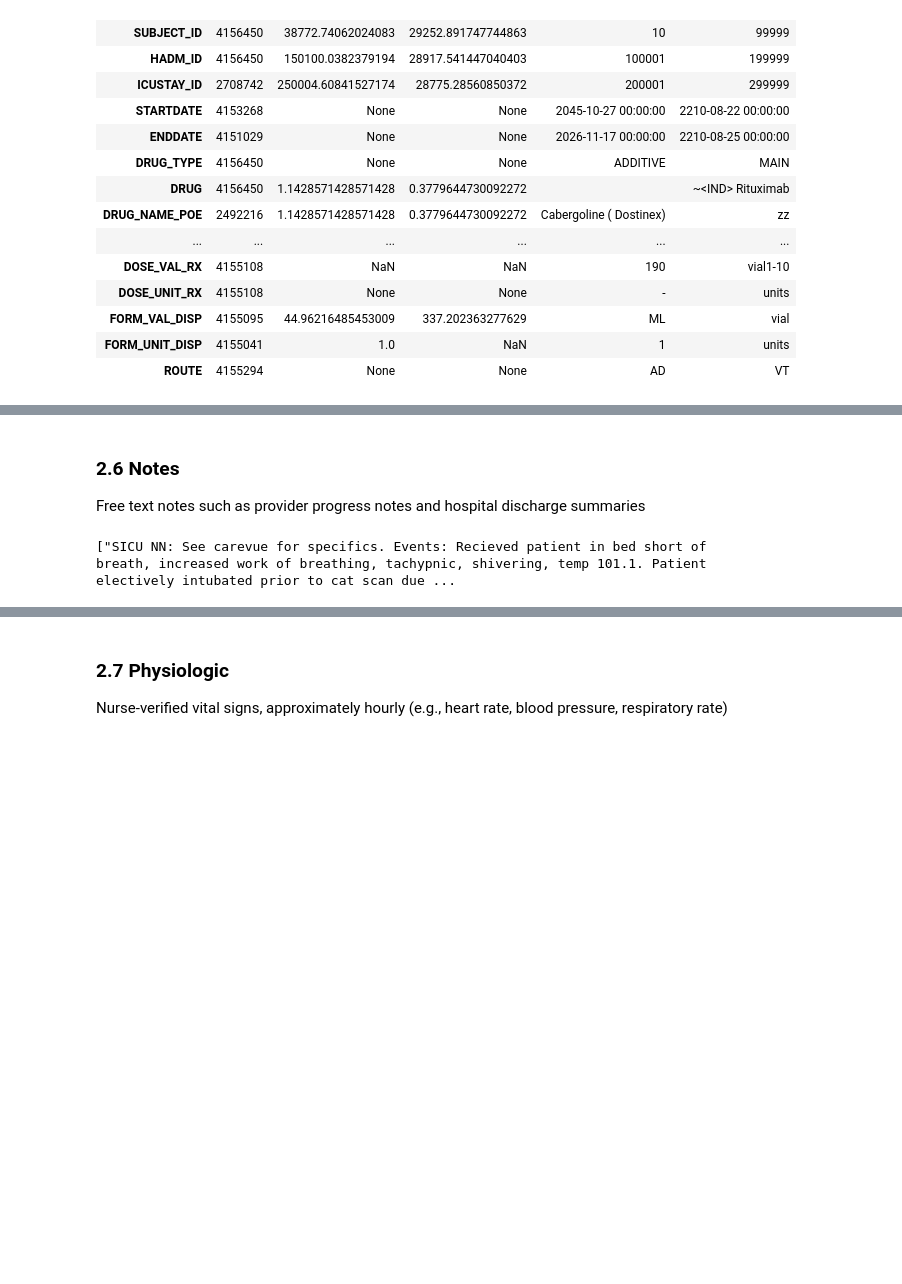
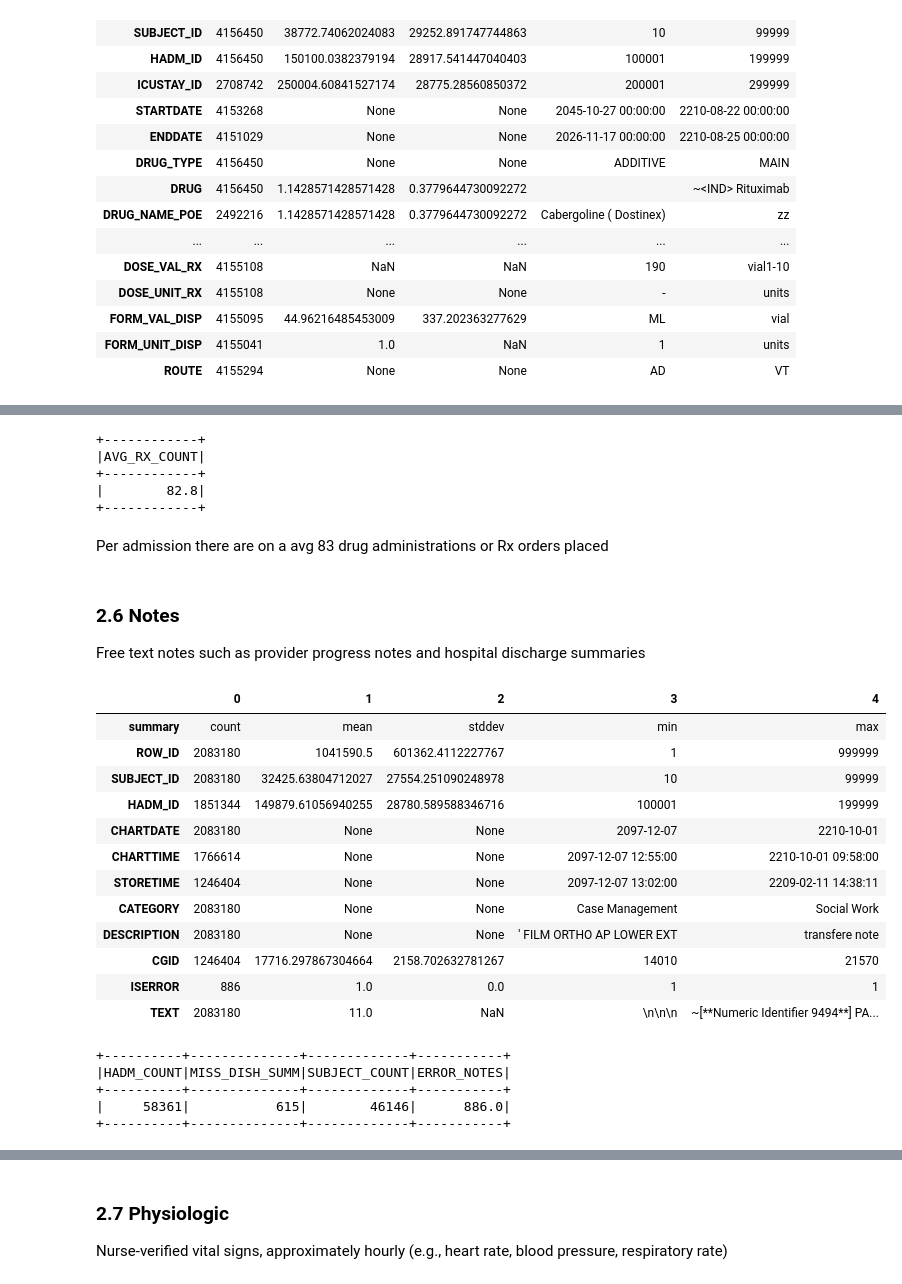
Before and after one commit to gauravkdesai/MIDS-W210-Medical_Insurance_Payment_Assistant, a Jupyter notebook: 01_MIMIC_EDA.ipynb, the cells around one changed output, grey strips where cells are left out. Drawn from its saved outputs; the diff is of its cells as text; code cells hidden in the pictures; blank space fills up the shorter version.

```diff
--- a/01_MIMIC_EDA.ipynb
+++ b/01_MIMIC_EDA.ipynb
@@ -507,7 +706,41 @@ PRESCRIPTIONS_DF.describe().toPandas().T
+# %%
+spark.sql("""select round(count(*)/count(distinct HADM_ID),1) as AVG_RX_COUNT from PRESCRIPTIONS""").show()
+# %% [output]
++------------+
+|AVG_RX_COUNT|
++------------+
+|        82.8|
++------------+
+# %% [markdown]
+Per admission there are on a avg 83 drug administrations or Rx orders placed
 # %% [markdown]
 ### 2.6 Notes
 Free text notes such as provider progress notes and hospital discharge summaries
-# %%
-spark.sql("""select TEXT from NOTEEVENTS ORDER BY length(TEXT) desc limit 1""").rdd.flatMap(lambda x:x).collect()
-# %% [output]
-["SICU NN: See carevue for specifics. Events: Recieved patient in bed short of breath, increased work of breathing, tachypnic, shivering, temp 101.1. Patient electively intubated prior to cat scan due ...
+# %%
+NOTEEVENTS_DF.describe().toPandas().T
+# %% [output]
+|  | 0 | 1 | 2 | 3 | 4 |
+| summary | count | mean | stddev | min | max |
+| ROW_ID | 2083180 | 1041590.5 | 601362.4112227767 | 1 | 999999 |
+| SUBJECT_ID | 2083180 | 32425.63804712027 | 27554.251090248978 | 10 | 99999 |
+| HADM_ID | 1851344 | 149879.61056940255 | 28780.589588346716 | 100001 | 199999 |
+| CHARTDATE | 2083180 | None | None | 2097-12-07 | 2210-10-01 |
+| CHARTTIME | 1766614 | None | None | 2097-12-07 12:55:00 | 2210-10-01 09:58:00 |
+| STORETIME | 1246404 | None | None | 2097-12-07 13:02:00 | 2209-02-11 14:38:11 |
+| CATEGORY | 2083180 | None | None | Case Management | Social Work |
+| DESCRIPTION | 2083180 | None | None | ' FILM ORTHO AP LOWER EXT | transfere note |
+| CGID | 1246404 | 17716.297867304664 | 2158.702632781267 | 14010 | 21570 |
+| ISERROR | 886 | 1.0 | 0.0 | 1 | 1 |
+| TEXT | 2083180 | 11.0 | NaN | \n\n\n | ~[**Numeric Identifier 9494**] PA... |
+# %%
+spark.sql("""
+select count(distinct case when ISERROR==1 then null else HADM_ID end) as HADM_COUNT,
+58976-count(distinct case when ISERROR==1 then null else HADM_ID end) as MISS_DISH_SUMM,
+count(distinct SUBJECT_ID) as SUBJECT_COUNT, sum(ISERROR) as ERROR_NOTES from NOTEEVENTS
+""").show()
+# %% [output]
++----------+--------------+-------------+-----------+
+|HADM_COUNT|MISS_DISH_SUMM|SUBJECT_COUNT|ERROR_NOTES|
++----------+--------------+-------------+-----------+
+|     58361|           615|        46146|      886.0|
++----------+--------------+-------------+-----------+
```
Also changed, not shown: parts of 53 cells of this notebook.
